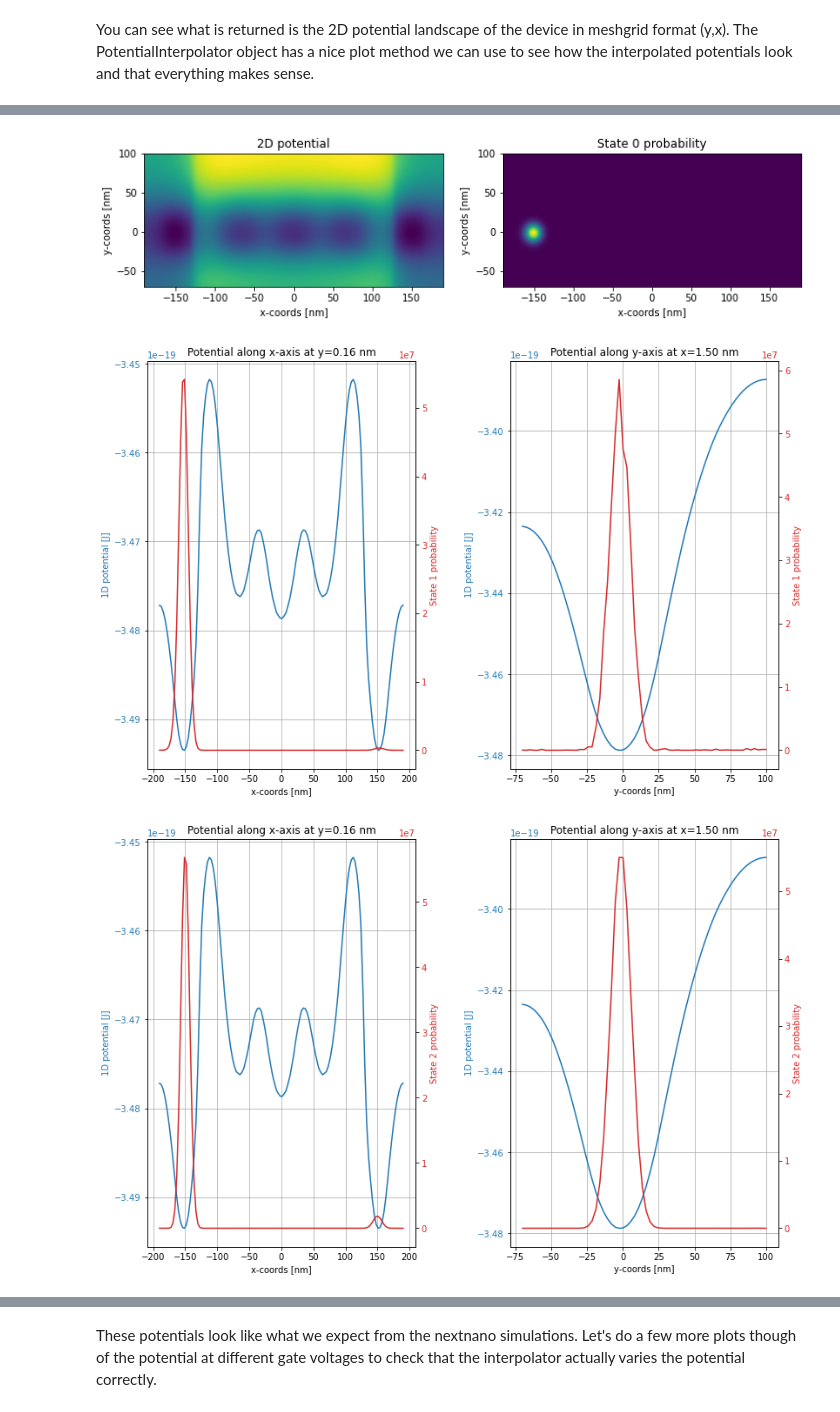
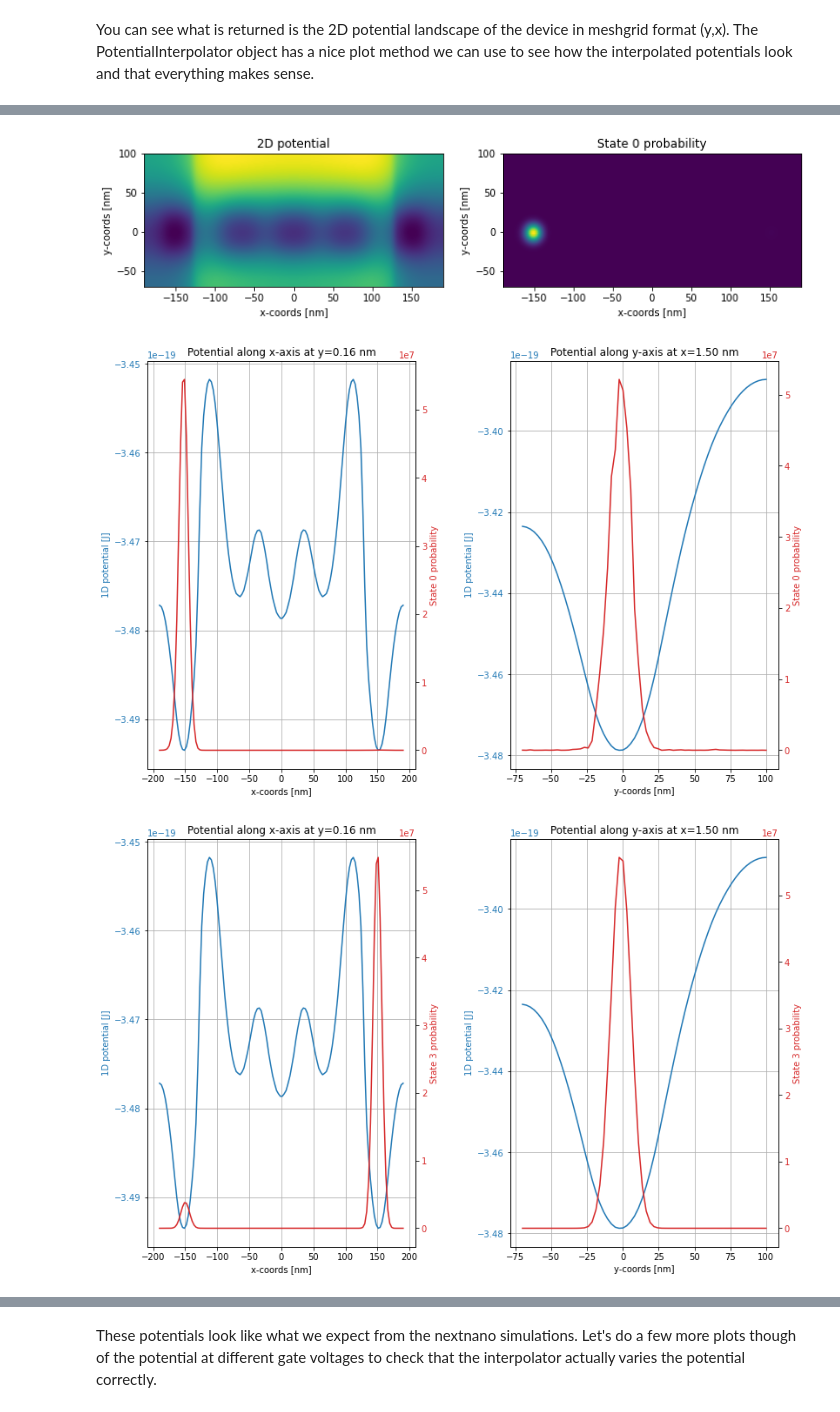
Before and after one commit to mainCSG/QuDiPy, a Jupyter notebook: tutorials/Loading Potentials.ipynb, the cells around one changed output, grey strips where cells are left out. Drawn from its saved outputs; the diff is of its cells as text; code cells hidden in the pictures.

```diff
--- a/tutorials/Loading Potentials.ipynb
+++ b/tutorials/Loading Potentials.ipynb
@@ -128,32 +128,33 @@ You can see what is returned is the 2D potential landscape of the device in mesh
 # %%
 # First we will do an interpolation and look at the 2D potential
 # Notice how I am only using 3 voltage values now when I interpolate
 # instead of 5 as I was earlier.
 v_vec = [0.2]
 # Plot the 2D potential
 pot_interp.plot(v_vec)
 # Now I will show you how you can view just 1D slices of the potential.
 # Get a 1D slice of the potential along y=0 axis.
 pot_interp.plot(v_vec,plot_type='1D')
 # Get a 1D slice of the potential along y=10 nm axis
 pot_interp.plot(v_vec, plot_type='1D',y_slice=10E-9)
 # Get a 1D slice of the potential along y=65 nm axis and a 1D slice along x=0 nm axis
 pot_interp.plot(v_vec, plot_type='1D',y_slice=65E-9,x_slice=0)
 # Get a 1D slice of the potential along y=0 nm axis and a 1D slice along x=60 nm axis.
 pot_interp.plot(v_vec, plot_type='1D',x_slice=60E-9)
 
 # .plot() also has show_wf and wf_n flags which will display the nth wavefunction with the potential
 # Plot the 2D potential and show the ground state wf
 pot_interp.plot(v_vec, show_wf=True) # pot_interp.plot(v_vec, show_wf=True, wf_n=0) would plot the same thing
 # Get a 1D slice of the potential along y=0 nm axis and a 1D slice along x=0 nm axis.
 # Overlay the 3rd excited wavefunction (4th lowest energy state)
+pot_interp.plot(v_vec, plot_type='1D',x_slice=0, show_wf=True, wf_n=0)
 pot_interp.plot(v_vec, plot_type='1D',x_slice=0, show_wf=True, wf_n=3)
 # %% [output]
 [figure]
 [figure]
 [figure]
 [figure]
 [figure]
 [figure]
-[figure, old version]
+[figure, new version]
-[figure, old version]
+[figure, new version]
```
Also changed, not shown: parts of 1 cell of this notebook, 2 other files.
